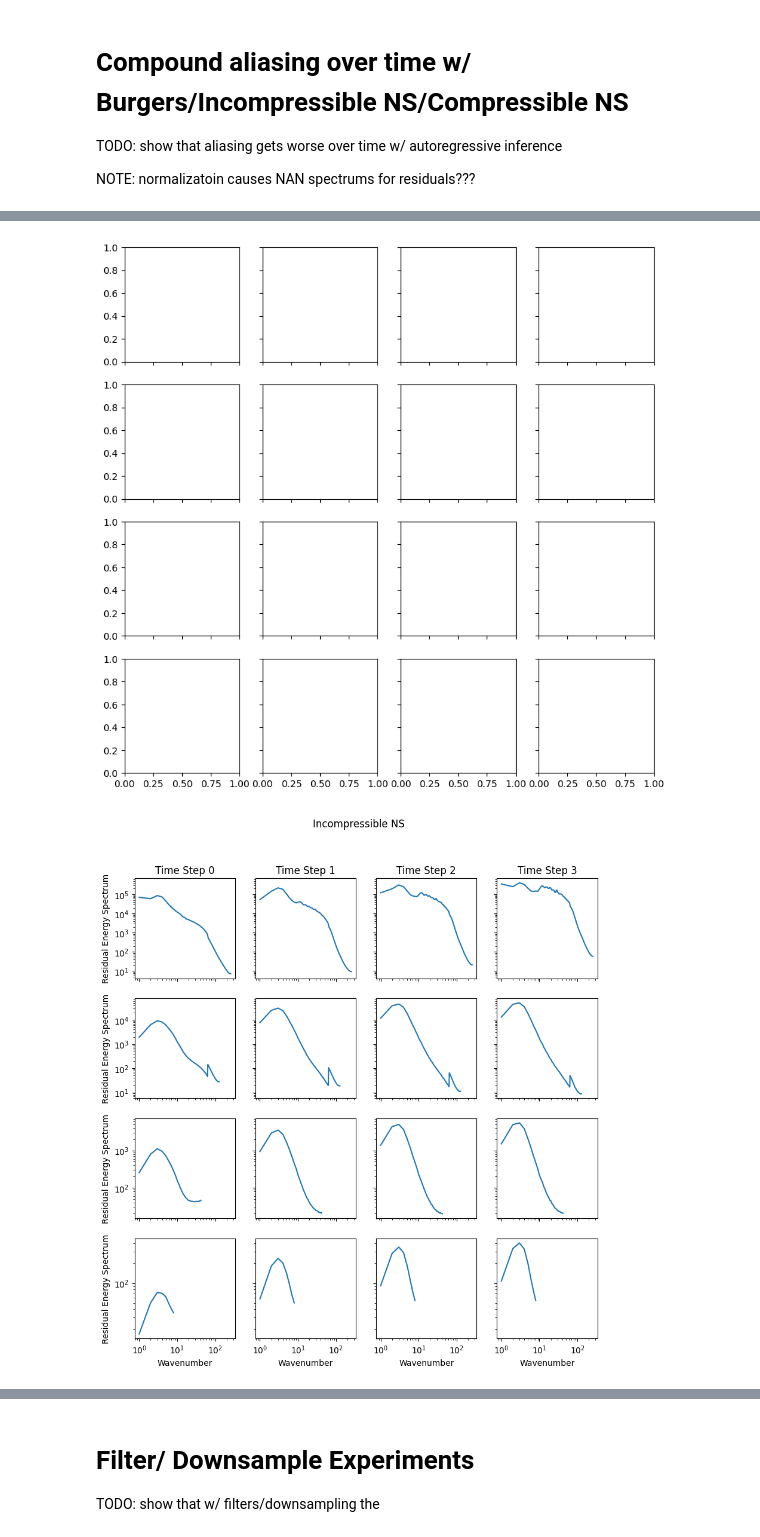
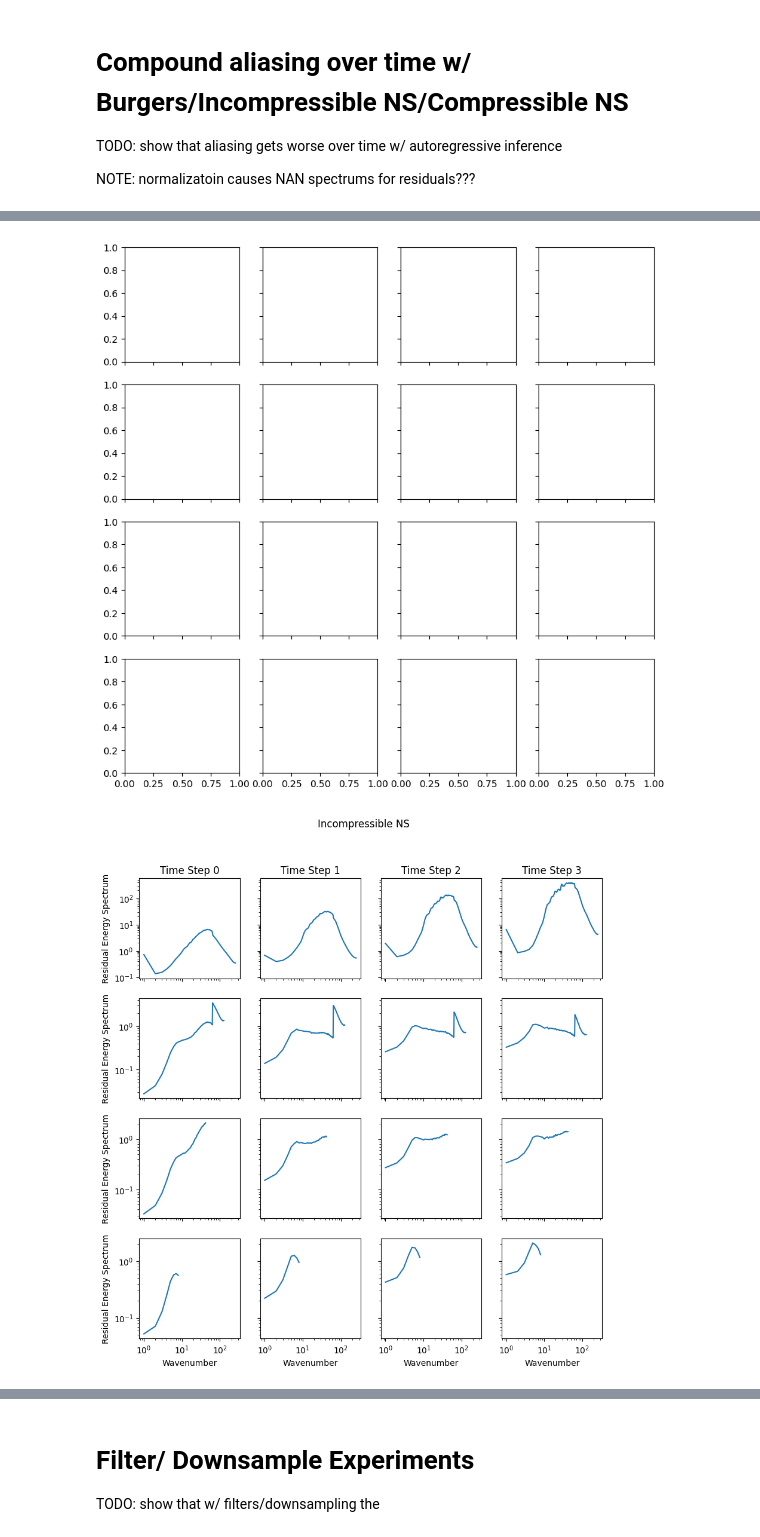
Before and after one commit to msakarvadia/operator_aliasing, a Jupyter notebook: notebooks/figures.ipynb, the cells around one changed output, grey strips where cells are left out. Cells and saved outputs as stored; diff of their text form; code cells hidden in the pictures.

```diff
--- a/notebooks/figures.ipynb
+++ b/notebooks/figures.ipynb
@@ -98,7 +98,7 @@ for x_idx, res in enumerate([16, 32, 64, 128]):
     with torch.no_grad():
         model_output = model(x=model_input)
     ground_truth = sample['y']#.unsqueeze(dim=0)
-    residuals = (model_output - ground_truth.to(device)) / ground_truth.to(device)
+    residuals = (model_output - ground_truth.to(device)) #/ ground_truth.to(device)
 
     # convert to plotable form
     model_in = model_input[0, 0, :, :].cpu().numpy()
@@ -121,7 +121,7 @@ for x_idx, res in enumerate([16, 32, 64, 128]):
     axs[1, x_idx].plot(x, pred_spectrum, label='Pred')
 
     axs[2, x_idx].set_yscale('log')
-    axs[2, x_idx].plot(x, residual_spectrum, label='Resid', color='red')
+    axs[2, x_idx].plot(x, residual_spectrum / label_spectrum, label='Resid', color='red')
     axs[2, x_idx].set_xlabel('Wavenumber')
     # plt.locator_params(axis="x", integer=True, tight=True)
     axs[2, x_idx].xaxis.set_major_locator(
@@ -1064,42 +1051,43 @@ for dataset_name in (['burgers_pdebench','incomp_ns_pdebench','ns_pdebench']):
 
             #label_spectrum = energy_curve_func(labels)
             residual_spectrum = energy_curve_func(residuals)
+            label_spectrum = energy_curve_func(labels)
 
             x = np.linspace(1, len(residual_spectrum), len(residual_spectrum))
-            axs[y_idx, x_idx].plot(x, residual_spectrum)
+            axs[y_idx, x_idx].plot(x, residual_spectrum/label_spectrum)
 
             axs[y_idx, x_idx].set_yscale('log')
             axs[y_idx, x_idx].set_xscale('log')
 
             if y_idx == 3:
                 axs[y_idx, x_idx].set_xlabel(f"Wavenumber")
             if y_idx == 0:
                 axs[y_idx, x_idx].set_title(f"Time Step {t}")
             if x_idx == 0:
                 axs[y_idx, x_idx].set_ylabel(f"Residual Energy Spectrum")
 
     fig.suptitle(title)
     plt.show()
 # %% [output]
 1d energy
 dataset_name='burgers_pdebench'
 waiting for experiment:  /pscratch/sd/m/mansisak/operator_aliasing/operator_aliasing/ckpts/0001_1e-05_15_05_mse_64_burgers_pdebench_-1_-1_256_FNO1D_10_1_05_10_single_[0,1,0,0]//150_ckpt.pth
 2d energy
 dataset_name='incomp_ns_pdebench'
 resolution_ratios=[1, 0, 0, 0]
 self.num_samples=109
 loaded force curl self.force_curl.shape=(109, 510, 510)
 loaded vorticity self.vorticity.shape=(109, 20, 510, 510)
 loaded Vx self.vx.shape=(109, 20, 510, 510)
 loaded Vy self.vy.shape=(109, 20, 510, 510)
 loaded force curl self.force_curl.shape=(0, 255, 255)
 ... (61 lines left out)
 loaded force curl self.force_curl.shape=(109, 17, 17)
 loaded vorticity self.vorticity.shape=(109, 20, 17, 17)
 loaded Vx self.vx.shape=(109, 20, 17, 17)
 loaded Vy self.vy.shape=(109, 20, 17, 17)
 [figure]
-[figure, old version]
+[figure, new version]
 2d energy
 dataset_name='ns_pdebench'
 waiting for experiment:  /pscratch/sd/m/mansisak/operator_aliasing/operator_aliasing/ckpts/0001_1e-05_15_05_mse_4_ns_pdebench_-1_-1_256_FNO2D_40_4_05_10_single_[0,1,0,0]//150_ckpt.pth
```
Also changed, not shown: parts of 5 cells of this notebook.
